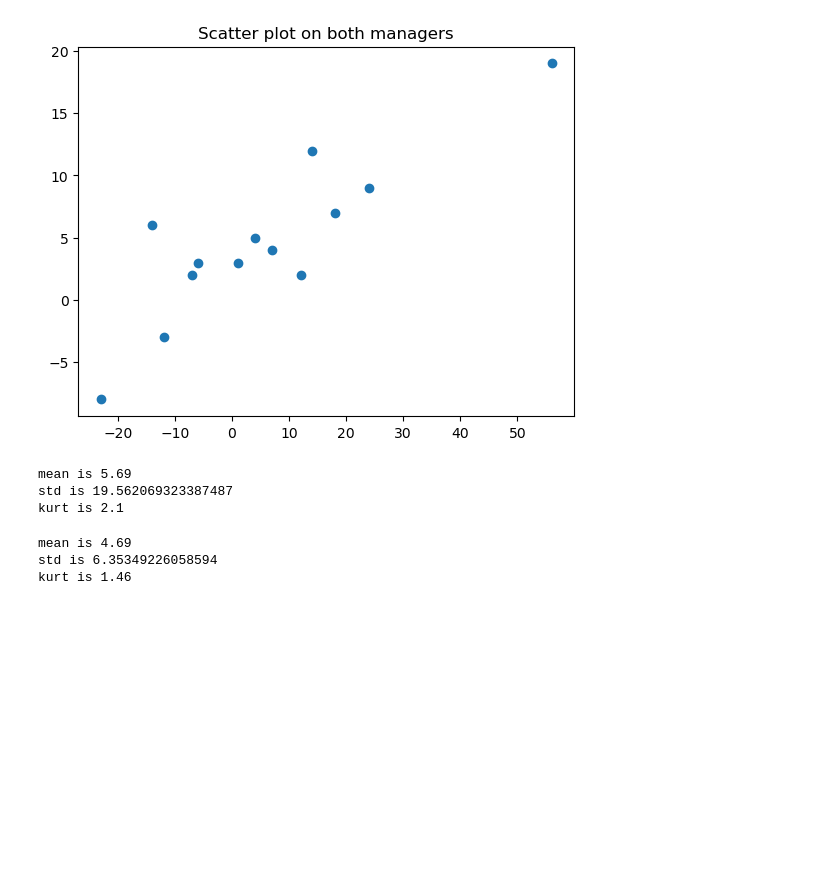
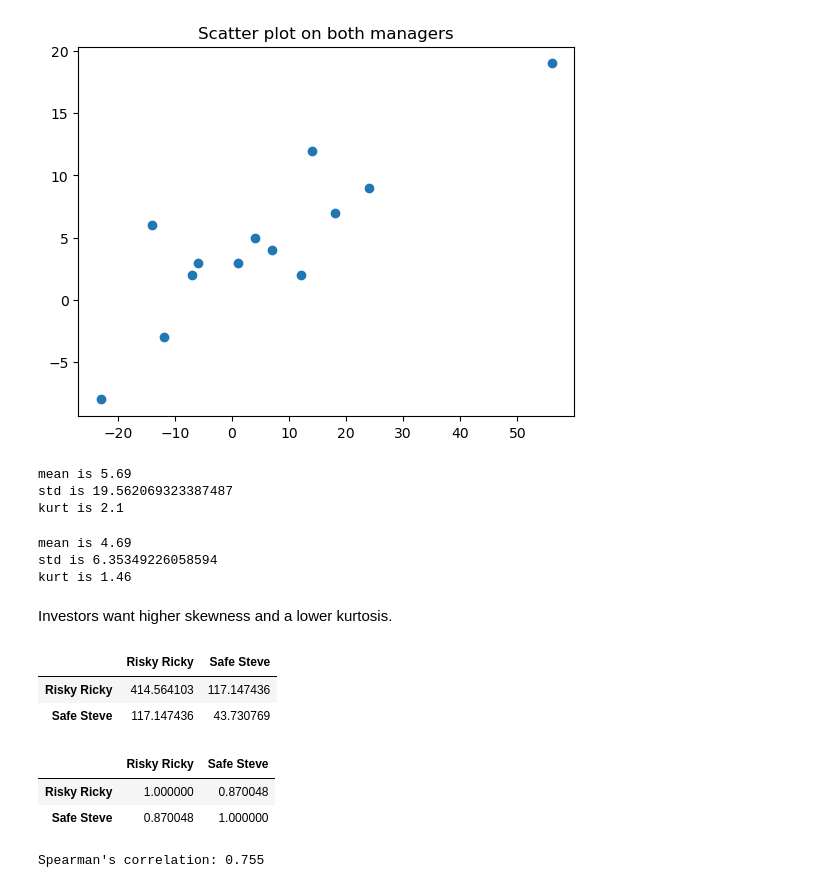
Before and after one commit to Kalebb12/Quantitative-Trading, a Jupyter notebook: learning/17_summary_statistics.ipynb, the cells around one changed output. Saved outputs shown, nothing was run; the diff lists cells and outputs as text; code cells hidden in the pictures; blank space fills up the shorter version.

```diff
--- a/learning/17_summary_statistics.ipynb
+++ b/learning/17_summary_statistics.ipynb
@@ -67,3 +67,22 @@ print(f"kurt is {kurt.round(2)}")
 mean is 4.69
 std is 6.35349226058594
 kurt is 1.46
+# %% [markdown]
+Investors want higher skewness and a lower kurtosis.
+# %%
+data[["Risky Ricky", "Safe Steve"]].cov()
+# %% [output]
+|  | Risky Ricky | Safe Steve |
+| Risky Ricky | 414.564103 | 117.147436 |
+| Safe Steve | 117.147436 | 43.730769 |
+# %%
+data[["Risky Ricky", "Safe Steve"]].corr()
+# %% [output]
+|  | Risky Ricky | Safe Steve |
+| Risky Ricky | 1.000000 | 0.870048 |
+| Safe Steve | 0.870048 | 1.000000 |
+# %%
+spearman_corr = data["Risky Ricky"].corr(data["Safe Steve"], method="spearman")
+print(f"Spearman's correlation: {spearman_corr:.3f}")
+# %% [output]
+Spearman's correlation: 0.755
```
